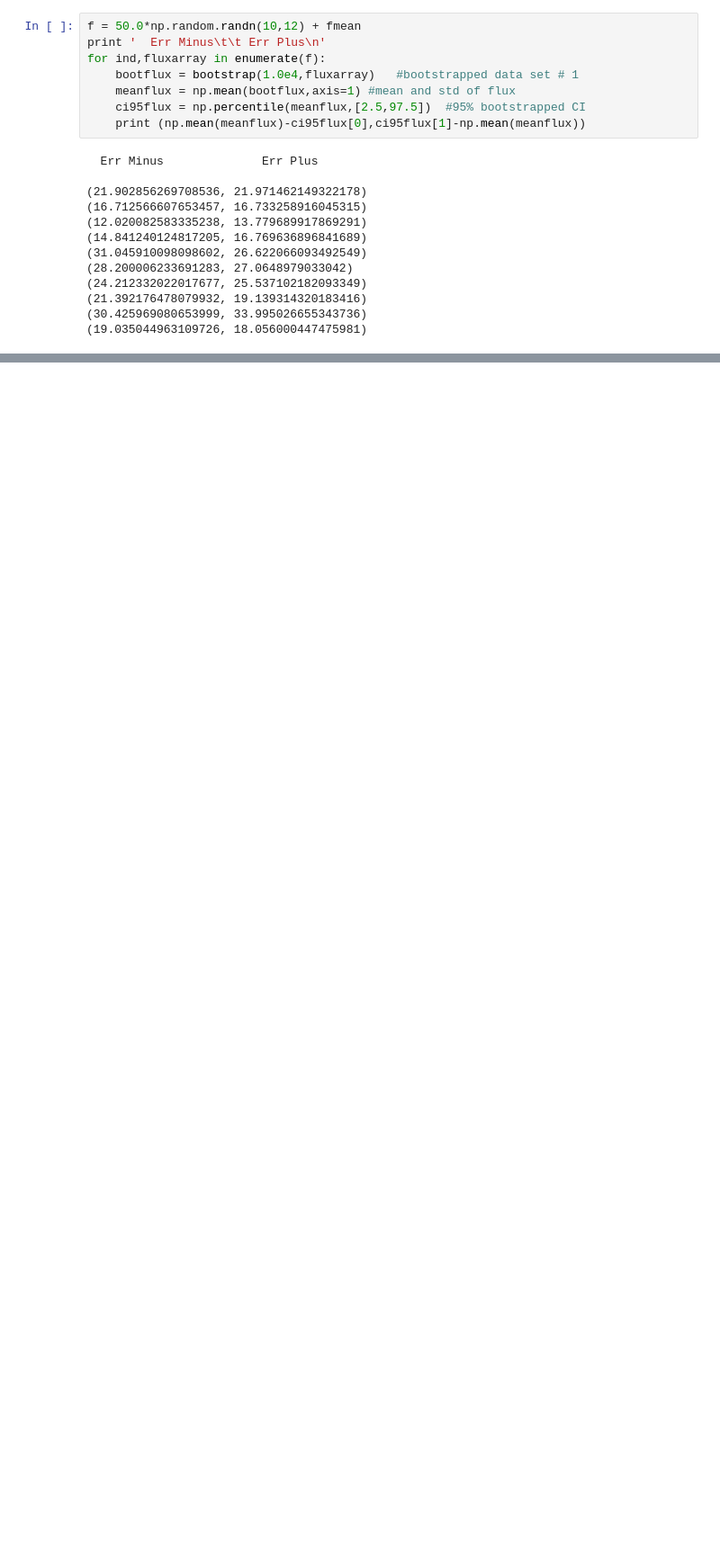
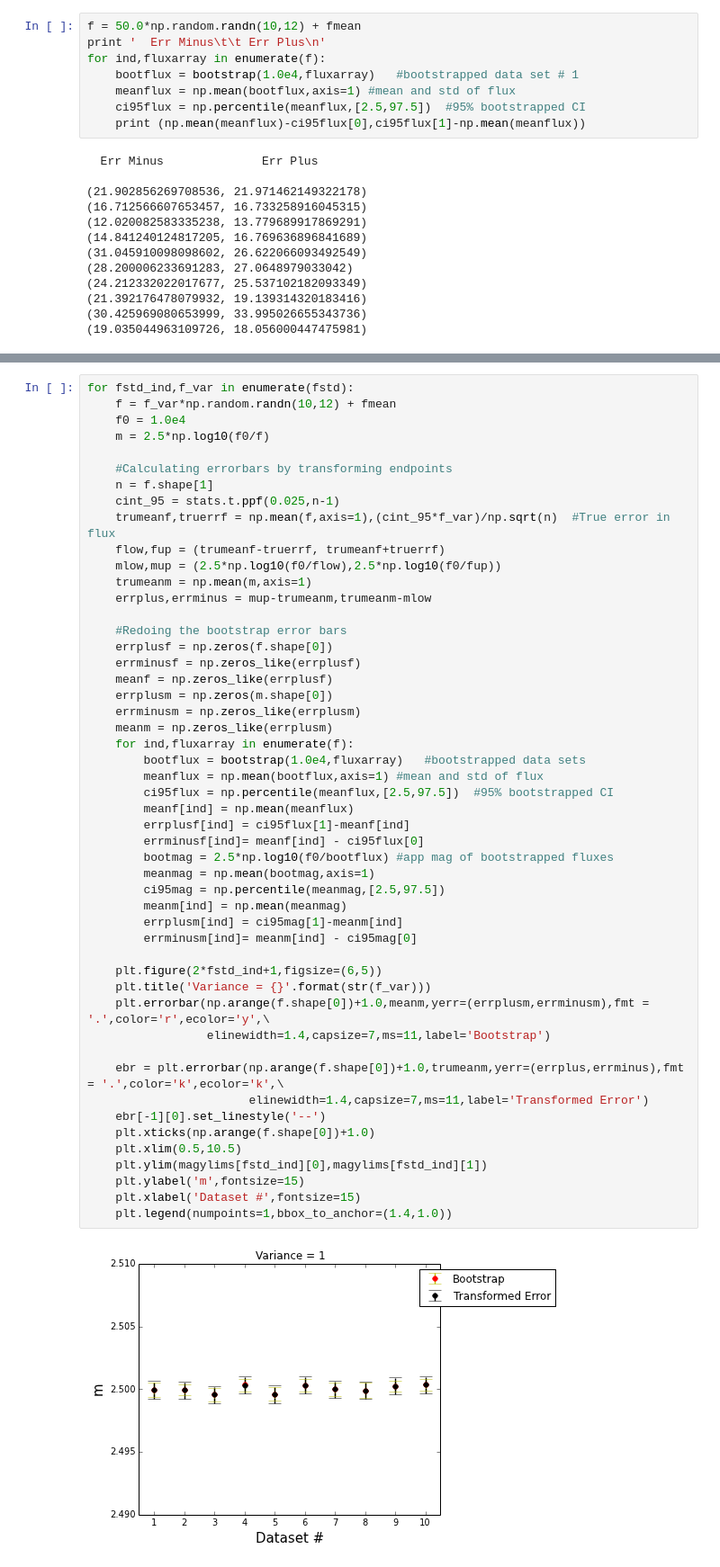
Before and after one commit to sks67/ASTRON3705_Sumit, a Jupyter notebook: Hw6.ipynb, the cells around one changed output, grey strips where cells are left out. Shown: that part at 90% size. Saved outputs shown, nothing was run; the diff lists cells and outputs as text; blank space fills up the shorter version.

```diff
--- a/Hw6.ipynb
+++ b/Hw6.ipynb
@@ -151,0 +172,52 @@ for ind,fluxarray in enumerate(f):
+# %%
+for fstd_ind,f_var in enumerate(fstd):
+    f = f_var*np.random.randn(10,12) + fmean
+    f0 = 1.0e4
+    m = 2.5*np.log10(f0/f)
+
+    #Calculating errorbars by transforming endpoints
+    n = f.shape[1]
+    cint_95 = stats.t.ppf(0.025,n-1)
+    trumeanf,truerrf = np.mean(f,axis=1),(cint_95*f_var)/np.sqrt(n)  #True error in flux
+    flow,fup = (trumeanf-truerrf, trumeanf+truerrf)
+    mlow,mup = (2.5*np.log10(f0/flow),2.5*np.log10(f0/fup))
+    trumeanm = np.mean(m,axis=1)
+    errplus,errminus = mup-trumeanm,trumeanm-mlow
+
+    #Redoing the bootstrap error bars
+    errplusf = np.zeros(f.shape[0])
+    errminusf = np.zeros_like(errplusf)
+    meanf = np.zeros_like(errplusf)
+    errplusm = np.zeros(m.shape[0])
+    errminusm = np.zeros_like(errplusm)
+    meanm = np.zeros_like(errplusm)
+    for ind,fluxarray in enumerate(f):
+        bootflux = bootstrap(1.0e4,fluxarray)   #bootstrapped data sets
+        meanflux = np.mean(bootflux,axis=1) #mean and std of flux
+        ci95flux = np.percentile(meanflux,[2.5,97.5])  #95% bootstrapped CI
+        meanf[ind] = np.mean(meanflux)
+        errplusf[ind] = ci95flux[1]-meanf[ind]
+        errminusf[ind]= meanf[ind] - ci95flux[0]
+        bootmag = 2.5*np.log10(f0/bootflux) #app mag of bootstrapped fluxes
+        meanmag = np.mean(bootmag,axis=1)
+        ci95mag = np.percentile(meanmag,[2.5,97.5])
+        meanm[ind] = np.mean(meanmag)
+        errplusm[ind] = ci95mag[1]-meanm[ind]
+        errminusm[ind]= meanm[ind] - ci95mag[0]
+
+    plt.figure(2*fstd_ind+1,figsize=(6,5))
+    plt.title('Variance = {}'.format(str(f_var)))
+    plt.errorbar(np.arange(f.shape[0])+1.0,meanm,yerr=(errplusm,errminusm),fmt = '.',color='r',ecolor='y',\
+                 elinewidth=1.4,capsize=7,ms=11,label='Bootstrap')
+
+    ebr = plt.errorbar(np.arange(f.shape[0])+1.0,trumeanm,yerr=(errplus,errminus),fmt = '.',color='k',ecolor='k',\
+                       elinewidth=1.4,capsize=7,ms=11,label='Transformed Error')
+    ebr[-1][0].set_linestyle('--')
+    plt.xticks(np.arange(f.shape[0])+1.0)
+    plt.xlim(0.5,10.5)
+    plt.ylim(magylims[fstd_ind][0],magylims[fstd_ind][1])
+    plt.ylabel('m',fontsize=15)
+    plt.xlabel('Dataset #',fontsize=15)
+    plt.legend(numpoints=1,bbox_to_anchor=(1.4,1.0))
+# %% [output]
+[figure, added]
```
Also changed, not shown: parts of 6 cells of this notebook.
